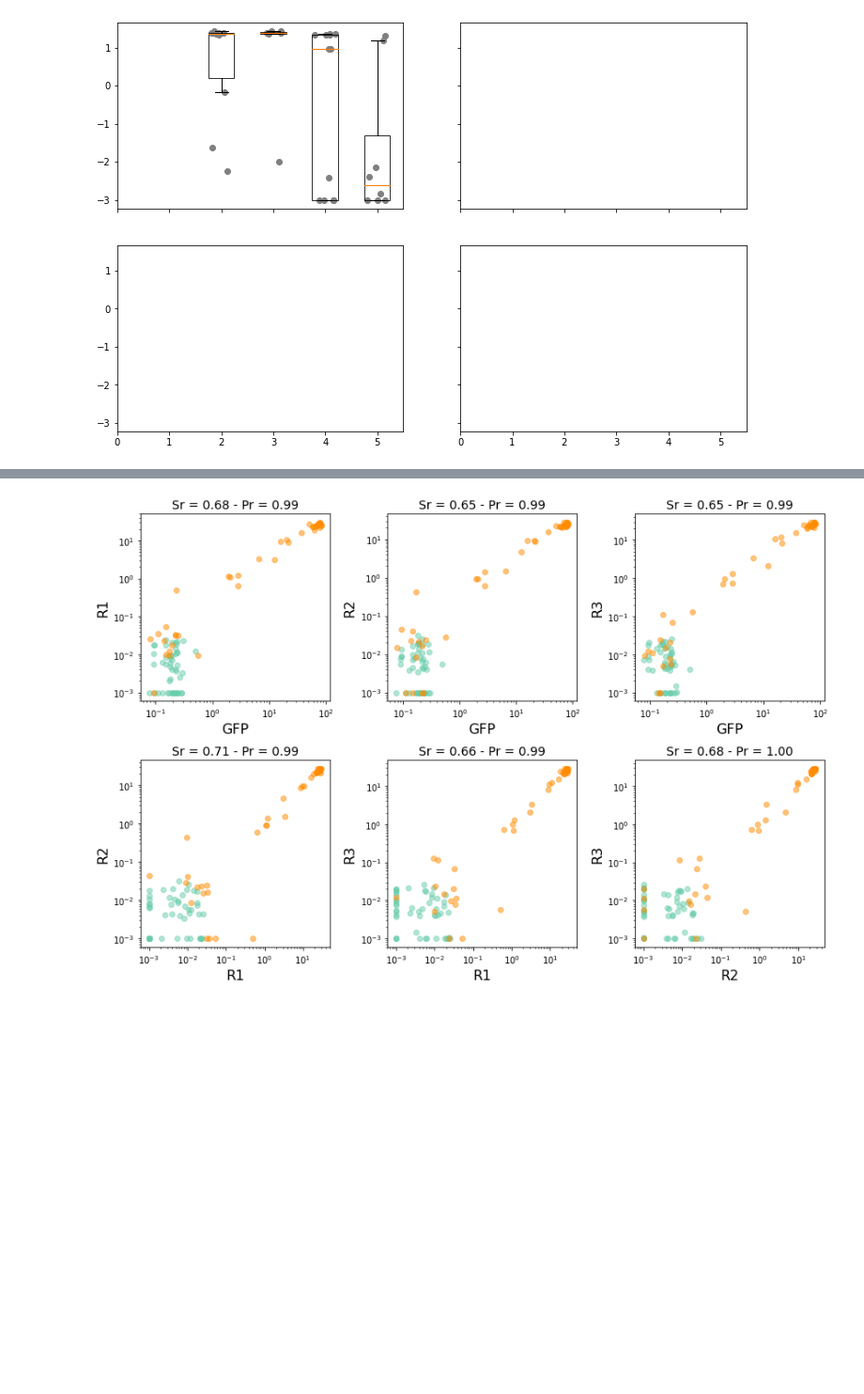
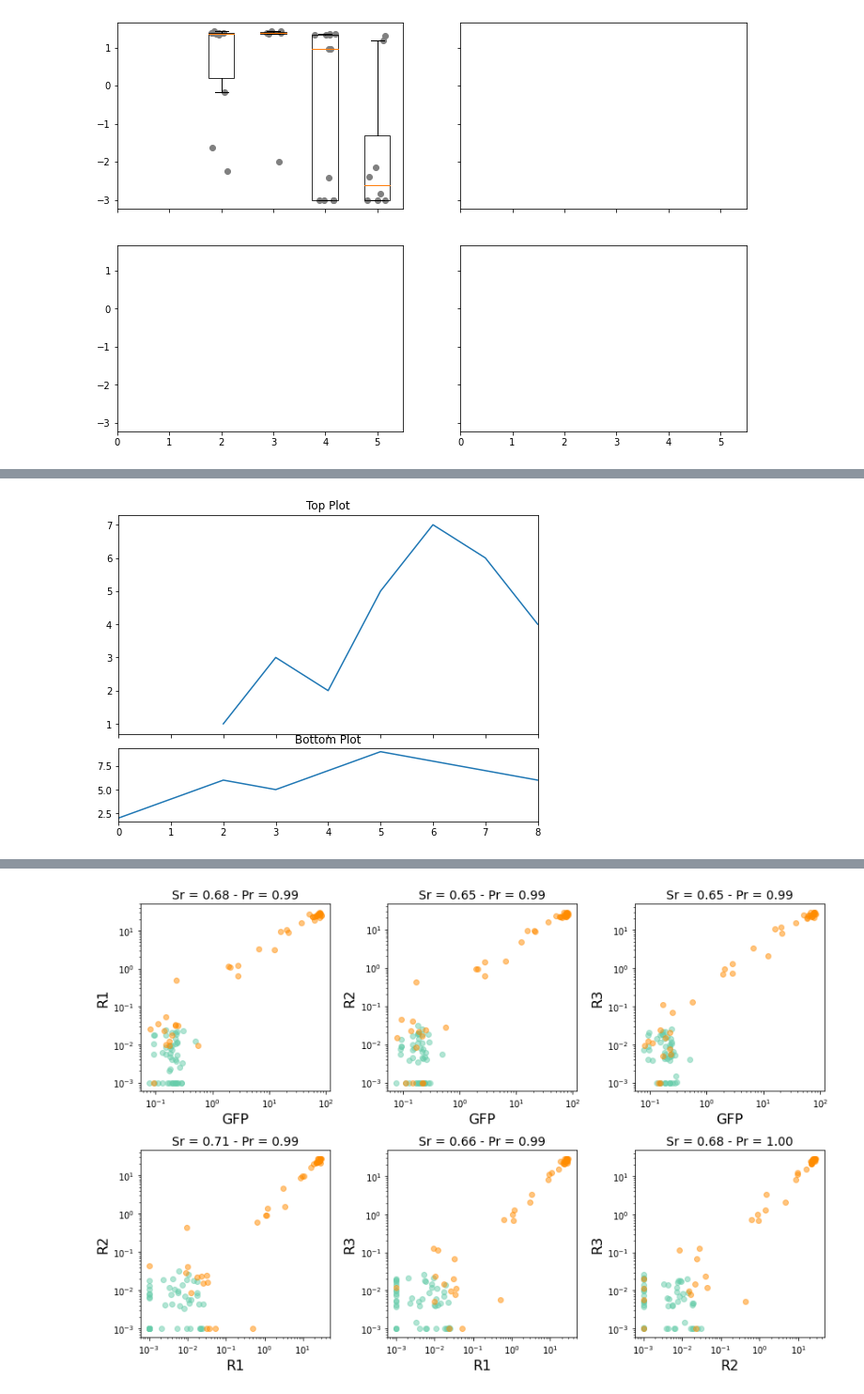
Before and after one commit to StatPhysBio/tcr_antigen_design, a Jupyter notebook: peptide_designs/nyeso/post_experiment_analysis/nyeso_analysis.ipynb, the cells around one changed output, grey strips where cells are left out. Shown at 94% size. Saved outputs shown, nothing was run; the diff lists cells and outputs as text; code cells hidden in the pictures; blank space fills up the shorter version.

```diff
--- a/peptide_designs/nyeso/post_experiment_analysis/nyeso_analysis.ipynb
+++ b/peptide_designs/nyeso/post_experiment_analysis/nyeso_analysis.ipynb
@@ -440,0 +465,29 @@ plt.show()
+# %%
+import matplotlib.pyplot as plt
+import matplotlib.gridspec as gridspec
+
+# Create the figure
+fig = plt.figure(figsize=(8, 6))
+gs = gridspec.GridSpec(2, 1, height_ratios=[3, 1])
+
+# Top subplot
+ax1 = fig.add_subplot(gs[0])
+ax1.set_xlim(2, 8)  # Restrict x-axis from 2 to 8
+ax1.set_xticks(range(2, 9))  # xticks from 2 to 8
+ax1.set_title("Top Plot")
+ax1.plot(range(2, 9), [1, 3, 2, 5, 7, 6, 4])  # Example data
+ax1.tick_params(labelbottom=False)  # Hide x-axis labels for the top plot
+
+# Bottom subplot
+ax2 = fig.add_subplot(gs[1], sharex=ax1)
+ax2.set_xlim(0, 8)  # Full x-axis range for the bottom plot
+ax2.set_xticks(range(0, 9))  # xticks from 0 to 8
+ax2.set_title("Bottom Plot")
+ax2.plot(range(0, 9), [2, 4, 6, 5, 7, 9, 8, 7, 6])  # Example data
+
+# Adjust spacing between plots
+plt.subplots_adjust(hspace=0.1)
+
+plt.show()
+# %% [output]
+[figure, added]
```
Also changed, not shown: parts of 2 cells of this notebook, 25 other files.
